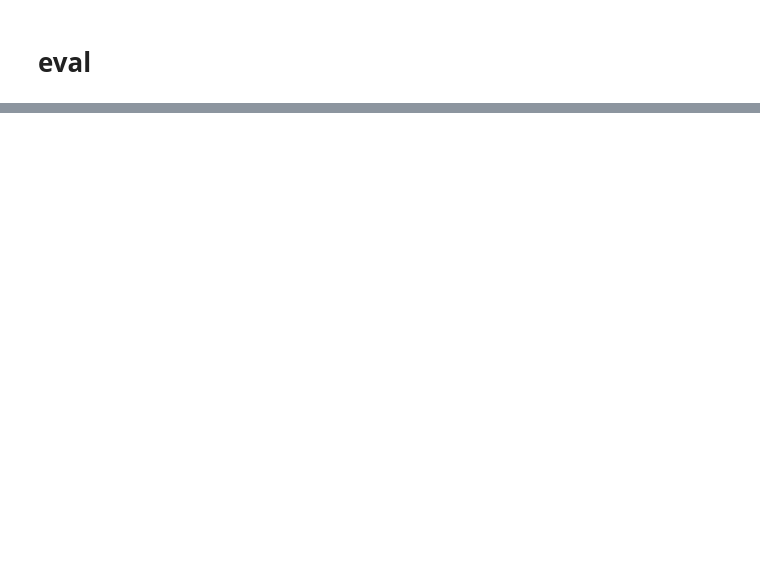
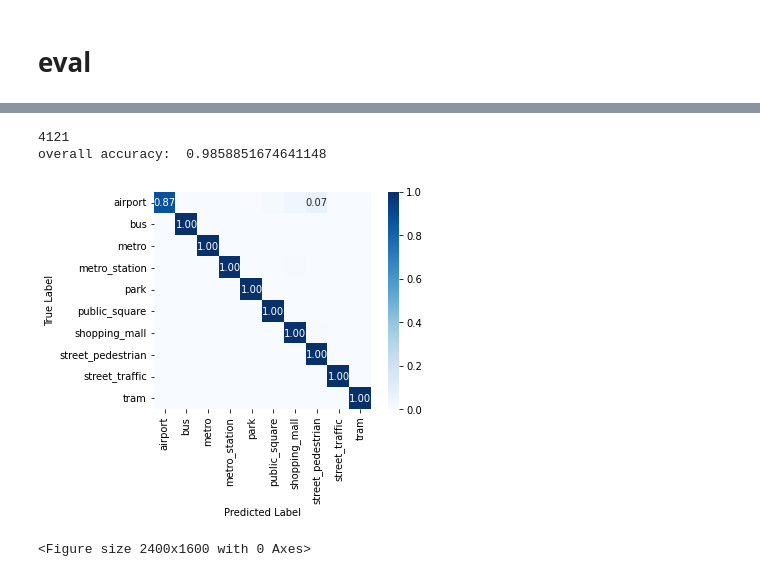
Before and after one commit to Jamesetay1/acoustic_scene_classification, a Jupyter notebook: RFR-CNN-2020/eval_pretrained.ipynb, the cells around one changed output, grey strips where cells are left out. Saved outputs shown, nothing was run; the diff lists cells and outputs as text; code cells hidden in the pictures; blank space fills up the shorter version.

```diff
--- a/RFR-CNN-2020/eval_pretrained.ipynb
+++ b/RFR-CNN-2020/eval_pretrained.ipynb
@@ -39,7 +35,7 @@ os.listdir(model_path)
 # %% [markdown]
 ### Loading the model config from json
 # %%
-with open(model_path+'model_config.json',"r")as f:
+with open(model_path+'/model_config.json',"r")as f:
     model_config=json.load(f)
 # %% [markdown]
 ### Making an instance
@@ -121,7 +138,10 @@ type BatchNorm2d, bias,  3, 3, torch.float16, skip
 # Loading DataSet
 # %%
 import datasets
+print(os.getcwd())
 # the eval json config dataset specifies that the norms should be calculated from all the training clips.
-with open('configs/datasets/dcase2020b_eval.json',"r")as f:
+with open('configs/datasets/dcase2020b.json',"r")as f:
     dataset_config=json.load(f)
+
+print(dataset_config)
 datasetm=datasets.DatasetsManager(dataset_config['audiodataset'])
@@ -213,0 +414,9 @@ matching tensor(8640) out of  8640
+# %%
+sids, probs = torch.load('/work/contractors/jtaylor/acoustic_scene_classification/RFR-CNN-2019/2023-10-31 14:28:58.367282eval_predictions.pth')
+# %%
+print(probs)
+y_pred_val = np.array([int(torch.argmax(prediction)) for prediction in probs])
+print(len(y_pred_val), y_pred_val)
+
+y_val_labels = np.array([int(y) for y in y_list][0:4180])
+print(len(y_val_labels), y_val_labels)
@@ -213,0 +433,39 @@ matching tensor(8640) out of  8640
+# %%
+# Create Confusion matrix as we've done before
+import numpy as np
+from sklearn.metrics import confusion_matrix
+import matplotlib.pyplot as plt
+import seaborn as sns
+
+print(np.sum(y_pred_val==y_val_labels))
+Overall_accuracy = np.sum(y_pred_val==y_val_labels)/probs.shape[0]
+print("overall accuracy: ", Overall_accuracy)
+
+ClassNames = ['airport', 'bus', 'metro', 'metro_station', 'park', 'public_square',
+ 'shopping_mall', 'street_pedestrian', 'street_traffic', 'tram']
+
+# Calculate row sums to use for percentages
+conf_matrix = confusion_matrix(y_val_labels,y_pred_val)
+row_sums = conf_matrix.sum(axis=1)
+
+# Calculate percentages
+percentages = (conf_matrix.T / row_sums).T  # Transpose for division, then transpose back
+
+# Format percentages as strings with '%' symbol
+annot_data = [['{:.2f}'.format(val) for val in row] for row in percentages]
+annot_data = [['' if float(val <= 0.04) else '{:.2f}'.format(val) for val in row] for row in percentages]
+
+annot_kws = {'size': 10}
+ax = sns.heatmap(percentages, xticklabels=ClassNames, yticklabels=ClassNames, annot=annot_data, fmt='', square=True, cmap='Blues', annot_kws=annot_kws)
+ax.set_xlabel('Predicted Label')
+ax.set_xticklabels(ax.get_xticklabels(), rotation = 90)
+ax.set_ylabel('True Label')
+
+plt.figure(dpi=400)
+plt.subplots_adjust(left=0.2, bottom=0.35)
+plt.show()
+# %% [output]
+4121
+overall accuracy:  0.9858851674641148
+[figure, added]
+<Figure size 2400x1600 with 0 Axes>
```
Also changed, not shown: parts of 23 cells of this notebook, 7 other files.
